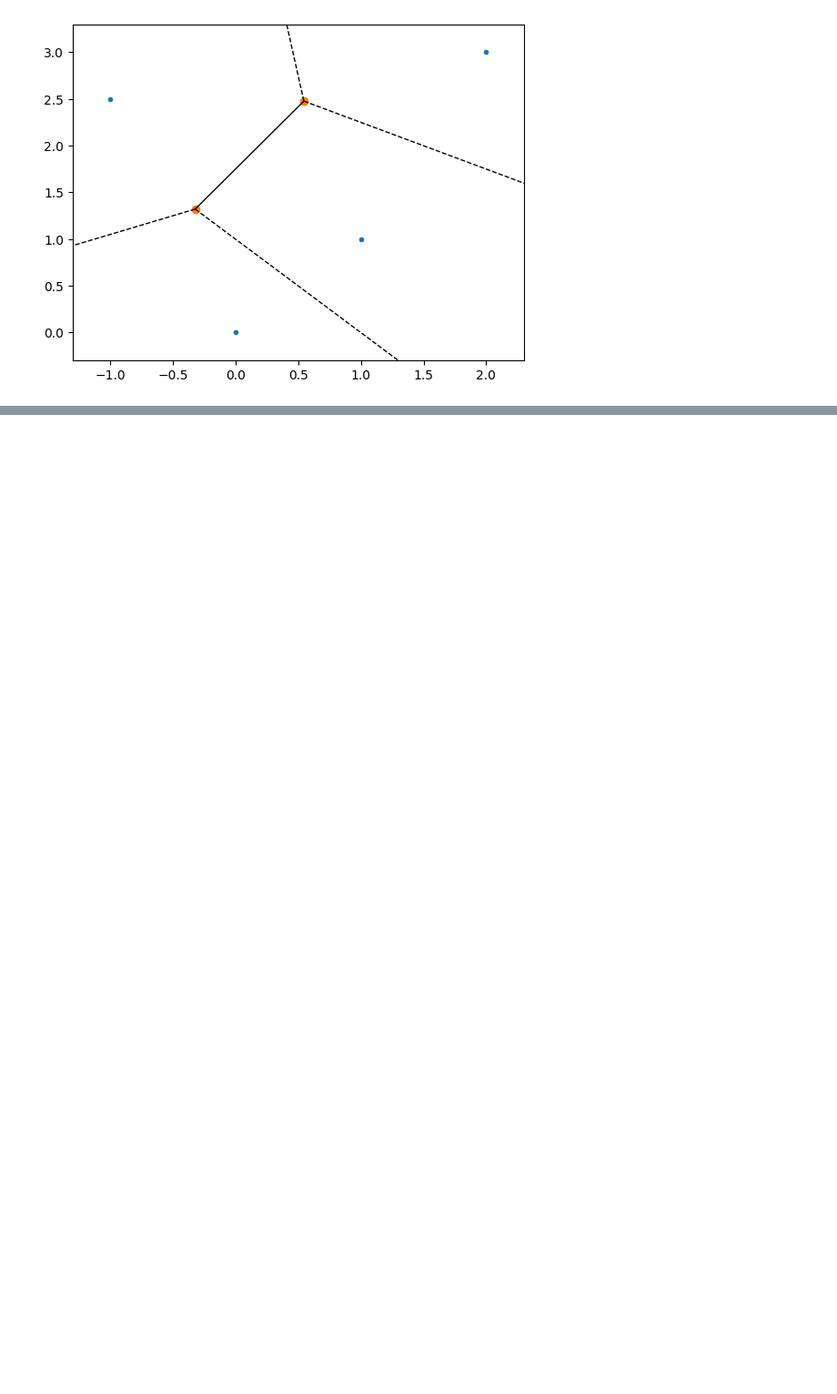
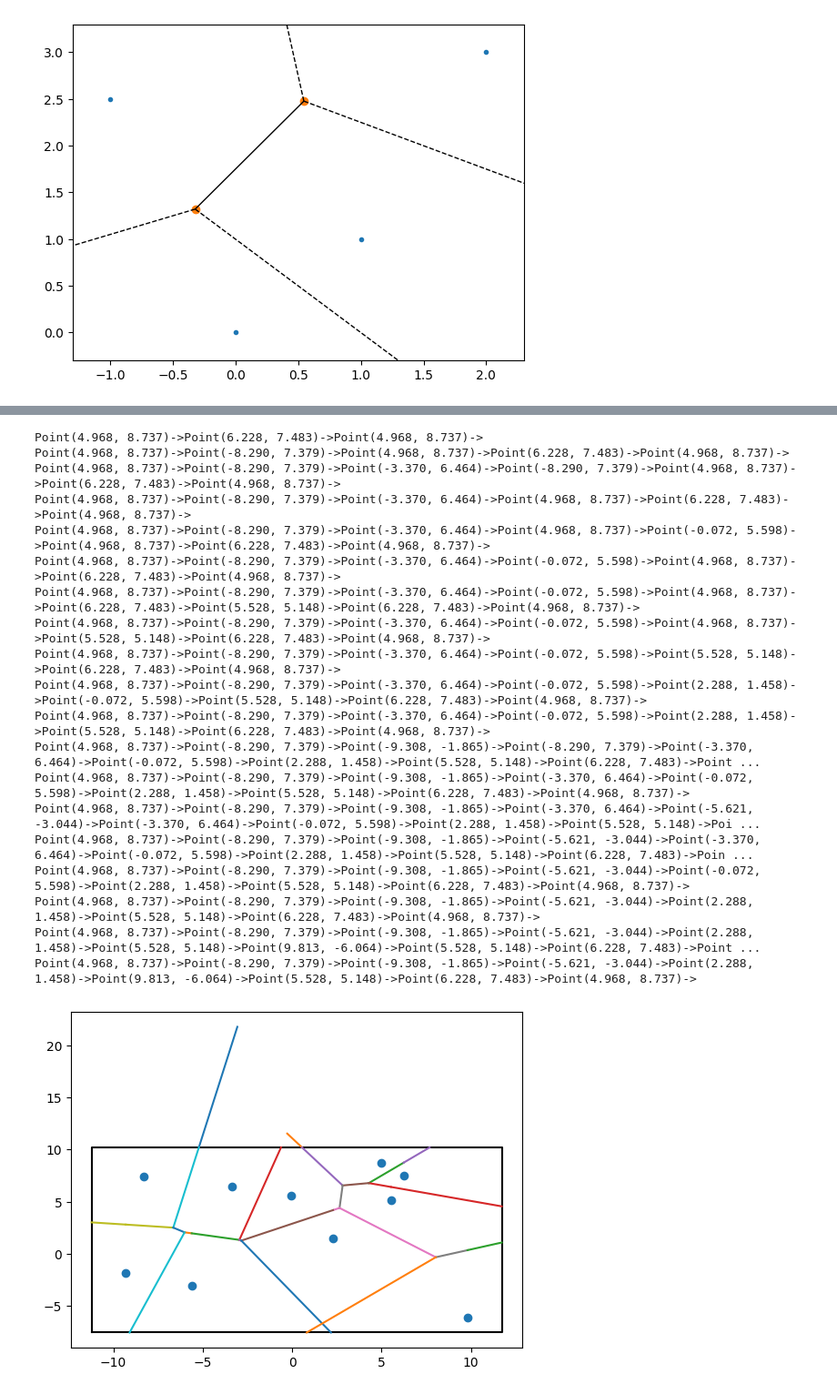
Before and after one commit to ReptilianEye/Voronoi-Diagram, a Jupyter notebook: test.ipynb, the cells around one changed output, grey strips where cells are left out. Shown at 91% size. Saved outputs shown, nothing was run; the diff lists cells and outputs as text; code cells hidden in the pictures; blank space fills up the shorter version.

```diff
--- a/test.ipynb
+++ b/test.ipynb
@@ -211,0 +147,25 @@ Point(x=2, y=3) lefte: None , righte: Edge(start=Point(x=-1, y=11.75), dir=(-14.
+# %%
+vor = Voronoi(points)
+vis = vor.get_voronoi()
+vis.show()
+# %% [output]
+Point(4.968, 8.737)->Point(6.228, 7.483)->Point(4.968, 8.737)->
+Point(4.968, 8.737)->Point(-8.290, 7.379)->Point(4.968, 8.737)->Point(6.228, 7.483)->Point(4.968, 8.737)->
+Point(4.968, 8.737)->Point(-8.290, 7.379)->Point(-3.370, 6.464)->Point(-8.290, 7.379)->Point(4.968, 8.737)->Point(6.228, 7.483)->Point(4.968, 8.737)->
+Point(4.968, 8.737)->Point(-8.290, 7.379)->Point(-3.370, 6.464)->Point(4.968, 8.737)->Point(6.228, 7.483)->Point(4.968, 8.737)->
+Point(4.968, 8.737)->Point(-8.290, 7.379)->Point(-3.370, 6.464)->Point(4.968, 8.737)->Point(-0.072, 5.598)->Point(4.968, 8.737)->Point(6.228, 7.483)->Point(4.968, 8.737)->
+Point(4.968, 8.737)->Point(-8.290, 7.379)->Point(-3.370, 6.464)->Point(-0.072, 5.598)->Point(4.968, 8.737)->Point(6.228, 7.483)->Point(4.968, 8.737)->
+Point(4.968, 8.737)->Point(-8.290, 7.379)->Point(-3.370, 6.464)->Point(-0.072, 5.598)->Point(4.968, 8.737)->Point(6.228, 7.483)->Point(5.528, 5.148)->Point(6.228, 7.483)->Point(4.968, 8.737)->
+Point(4.968, 8.737)->Point(-8.290, 7.379)->Point(-3.370, 6.464)->Point(-0.072, 5.598)->Point(4.968, 8.737)->Point(5.528, 5.148)->Point(6.228, 7.483)->Point(4.968, 8.737)->
+Point(4.968, 8.737)->Point(-8.290, 7.379)->Point(-3.370, 6.464)->Point(-0.072, 5.598)->Point(5.528, 5.148)->Point(6.228, 7.483)->Point(4.968, 8.737)->
+Point(4.968, 8.737)->Point(-8.290, 7.379)->Point(-3.370, 6.464)->Point(-0.072, 5.598)->Point(2.288, 1.458)->Point(-0.072, 5.598)->Point(5.528, 5.148)->Point(6.228, 7.483)->Point(4.968, 8.737)->
+Point(4.968, 8.737)->Point(-8.290, 7.379)->Point(-3.370, 6.464)->Point(-0.072, 5.598)->Point(2.288, 1.458)->Point(5.528, 5.148)->Point(6.228, 7.483)->Point(4.968, 8.737)->
+Point(4.968, 8.737)->Point(-8.290, 7.379)->Point(-9.308, -1.865)->Point(-8.290, 7.379)->Point(-3.370, 6.464)->Point(-0.072, 5.598)->Point(2.288, 1.458)->Point(5.528, 5.148)->Point(6.228, 7.483)->Point ...
+Point(4.968, 8.737)->Point(-8.290, 7.379)->Point(-9.308, -1.865)->Point(-3.370, 6.464)->Point(-0.072, 5.598)->Point(2.288, 1.458)->Point(5.528, 5.148)->Point(6.228, 7.483)->Point(4.968, 8.737)->
+Point(4.968, 8.737)->Point(-8.290, 7.379)->Point(-9.308, -1.865)->Point(-3.370, 6.464)->Point(-5.621, -3.044)->Point(-3.370, 6.464)->Point(-0.072, 5.598)->Point(2.288, 1.458)->Point(5.528, 5.148)->Poi ...
+Point(4.968, 8.737)->Point(-8.290, 7.379)->Point(-9.308, -1.865)->Point(-5.621, -3.044)->Point(-3.370, 6.464)->Point(-0.072, 5.598)->Point(2.288, 1.458)->Point(5.528, 5.148)->Point(6.228, 7.483)->Poin ...
+Point(4.968, 8.737)->Point(-8.290, 7.379)->Point(-9.308, -1.865)->Point(-5.621, -3.044)->Point(-0.072, 5.598)->Point(2.288, 1.458)->Point(5.528, 5.148)->Point(6.228, 7.483)->Point(4.968, 8.737)->
+Point(4.968, 8.737)->Point(-8.290, 7.379)->Point(-9.308, -1.865)->Point(-5.621, -3.044)->Point(2.288, 1.458)->Point(5.528, 5.148)->Point(6.228, 7.483)->Point(4.968, 8.737)->
+Point(4.968, 8.737)->Point(-8.290, 7.379)->Point(-9.308, -1.865)->Point(-5.621, -3.044)->Point(2.288, 1.458)->Point(5.528, 5.148)->Point(9.813, -6.064)->Point(5.528, 5.148)->Point(6.228, 7.483)->Point ...
+Point(4.968, 8.737)->Point(-8.290, 7.379)->Point(-9.308, -1.865)->Point(-5.621, -3.044)->Point(2.288, 1.458)->Point(9.813, -6.064)->Point(5.528, 5.148)->Point(6.228, 7.483)->Point(4.968, 8.737)->
+[figure, added]
```
Also changed, not shown: parts of 25 cells of this notebook, 8 other files.
